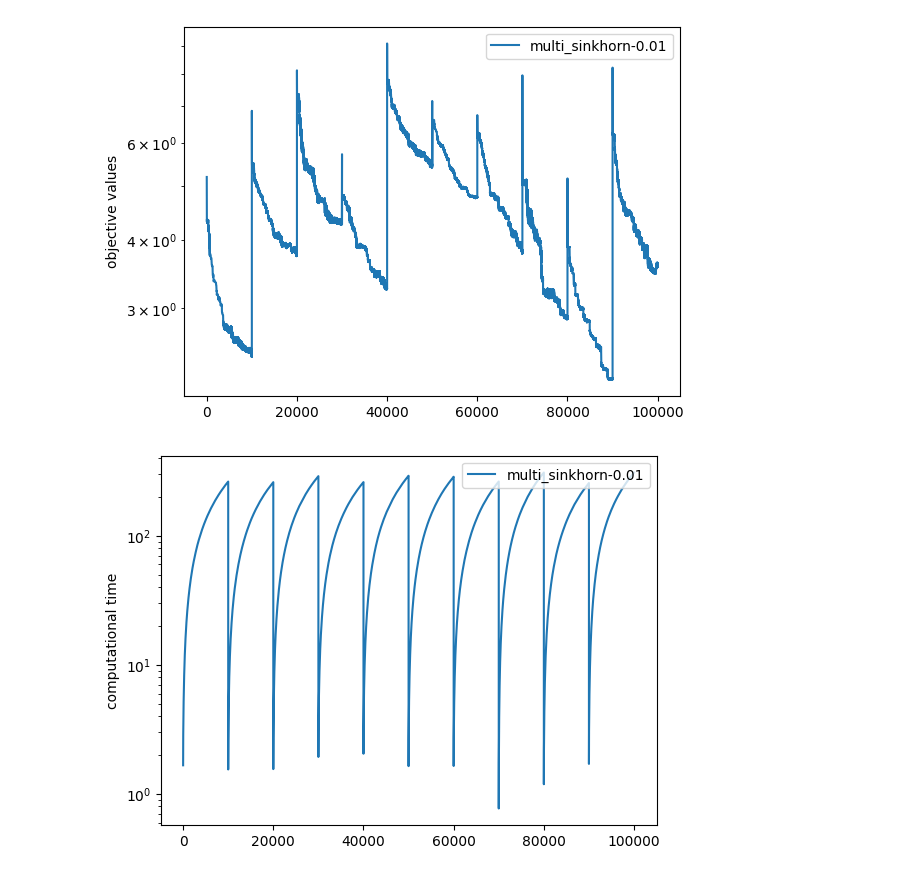
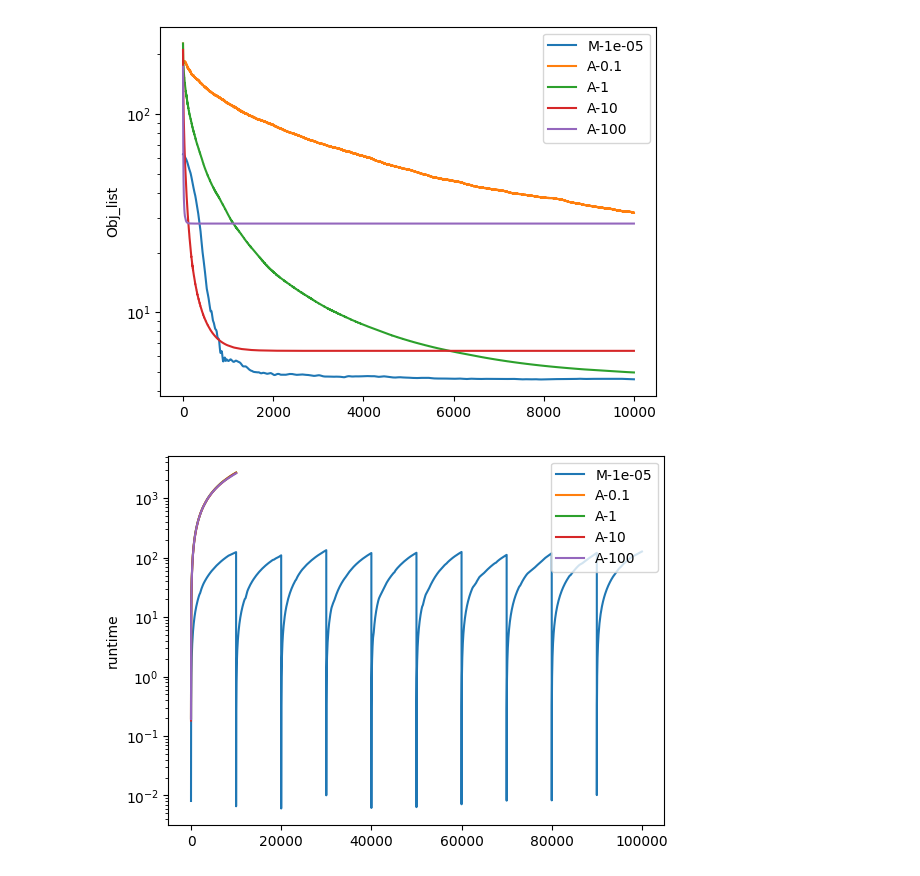
Before and after one commit to HaiVuBui/MDROT, a Jupyter notebook: view_result.ipynb, the cells around one changed output. Saved outputs shown, nothing was run; the diff lists cells and outputs as text; code cells hidden in the pictures.

```diff
--- a/view_result.ipynb
+++ b/view_result.ipynb
@@ -41,39 +45,37 @@ size = 20
 
 
 algs={
-    # 'DRMMOT':[1e-5],
-    'multi_sinkhorn':[1e-2]
-    }
-keys=['objective_values','computational_time']
+    'M':[1e-5],
+    'A':[10**i for i in range(-1,3)]}
+keys=['Obj_list','runtime','distance']
 
 
 plt.figure()
 for key in keys:
     for alg in algs:
         #input A
 
         for ep in algs[alg]:
 
             output_folder = 'output/'+f'{size}/'+f'{max_iter}'
             save_folder=os.path.join(output_folder,f'{alg}')
 
 
             name=os.path.join(save_folder,f'{key}_{ep}'+'.npy')
             if os.path.exists(name):
                 key_value = np.load(name)
 
             else:
                 print(f'{name} not exist')
-
             plt.plot(key_value,label=f'{alg}-{ep}')
 
-    y_label = {'computational_time': 'computational time', 'objective_values':'objective values', 'distance': 'distance to optimal solution'}
-    plt.ylabel(y_label[key])
+
+    plt.ylabel(f'{key}')
     plt.legend(loc='upper right', bbox_to_anchor=(1, 1))
 
 
     plt.yscale('log')
     plt.show()
 # %% [output]
-[figure, old version]
+[figure, new version]
-[figure, old version]
+[figure, new version]
```
Also changed, not shown: parts of 8 cells of this notebook, 22 other files.
